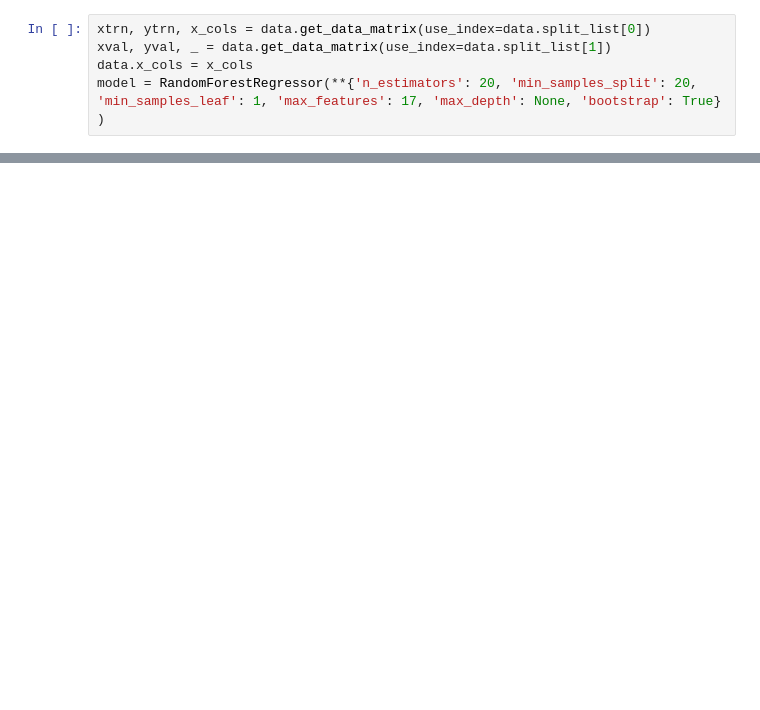
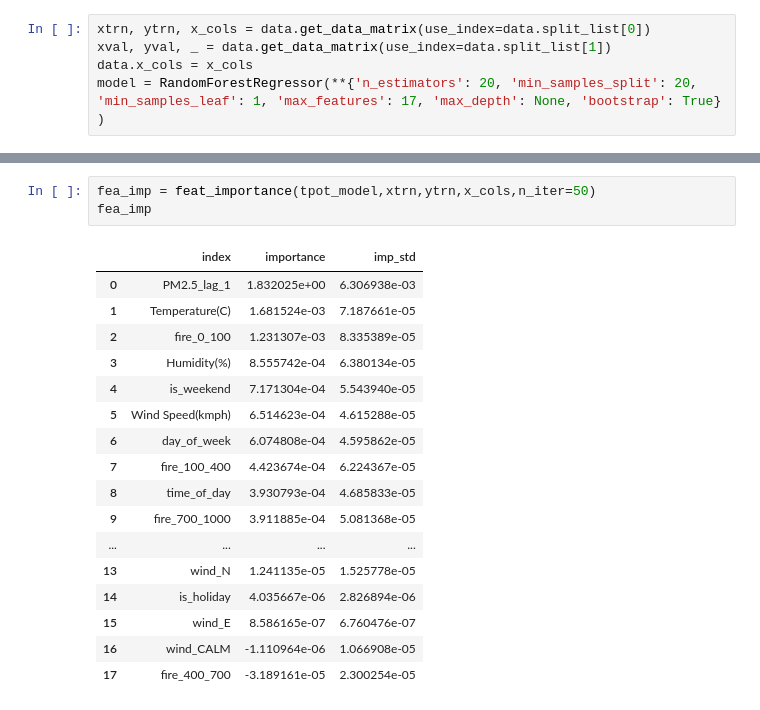
Before and after one commit to worasom/aqi_thailand2, a Jupyter notebook: notebooks/5_ML-Model_optimize.ipynb, the cells around one changed output, grey strips where cells are left out. Drawn from its saved outputs; the diff is of its cells as text; blank space fills up the shorter version.

```diff
--- a/notebooks/5_ML-Model_optimize.ipynb
+++ b/notebooks/5_ML-Model_optimize.ipynb
@@ -212,0 +272,21 @@ Index(['Temperature(C)', 'Humidity(%)', 'Wind Speed(kmph)', 'PM2.5_lag_1',
+# %%
+fea_imp = feat_importance(tpot_model,xtrn,ytrn,x_cols,n_iter=50)
+fea_imp
+# %% [output]
+|  | index | importance | imp_std |
+| 0 | PM2.5_lag_1 | 1.832025e+00 | 6.306938e-03 |
+| 1 | Temperature(C) | 1.681524e-03 | 7.187661e-05 |
+| 2 | fire_0_100 | 1.231307e-03 | 8.335389e-05 |
+| 3 | Humidity(%) | 8.555742e-04 | 6.380134e-05 |
+| 4 | is_weekend | 7.171304e-04 | 5.543940e-05 |
+| 5 | Wind Speed(kmph) | 6.514623e-04 | 4.615288e-05 |
+| 6 | day_of_week | 6.074808e-04 | 4.595862e-05 |
+| 7 | fire_100_400 | 4.423674e-04 | 6.224367e-05 |
+| 8 | time_of_day | 3.930793e-04 | 4.685833e-05 |
+| 9 | fire_700_1000 | 3.911885e-04 | 5.081368e-05 |
+| ... | ... | ... | ... |
+| 13 | wind_N | 1.241135e-05 | 1.525778e-05 |
+| 14 | is_holiday | 4.035667e-06 | 2.826894e-06 |
+| 15 | wind_E | 8.586165e-07 | 6.760476e-07 |
+| 16 | wind_CALM | -1.110964e-06 | 1.066908e-05 |
+| 17 | fire_400_700 | -3.189161e-05 | 2.300254e-05 |
```
Also changed, not shown: parts of 19 cells of this notebook, 10 other files.
